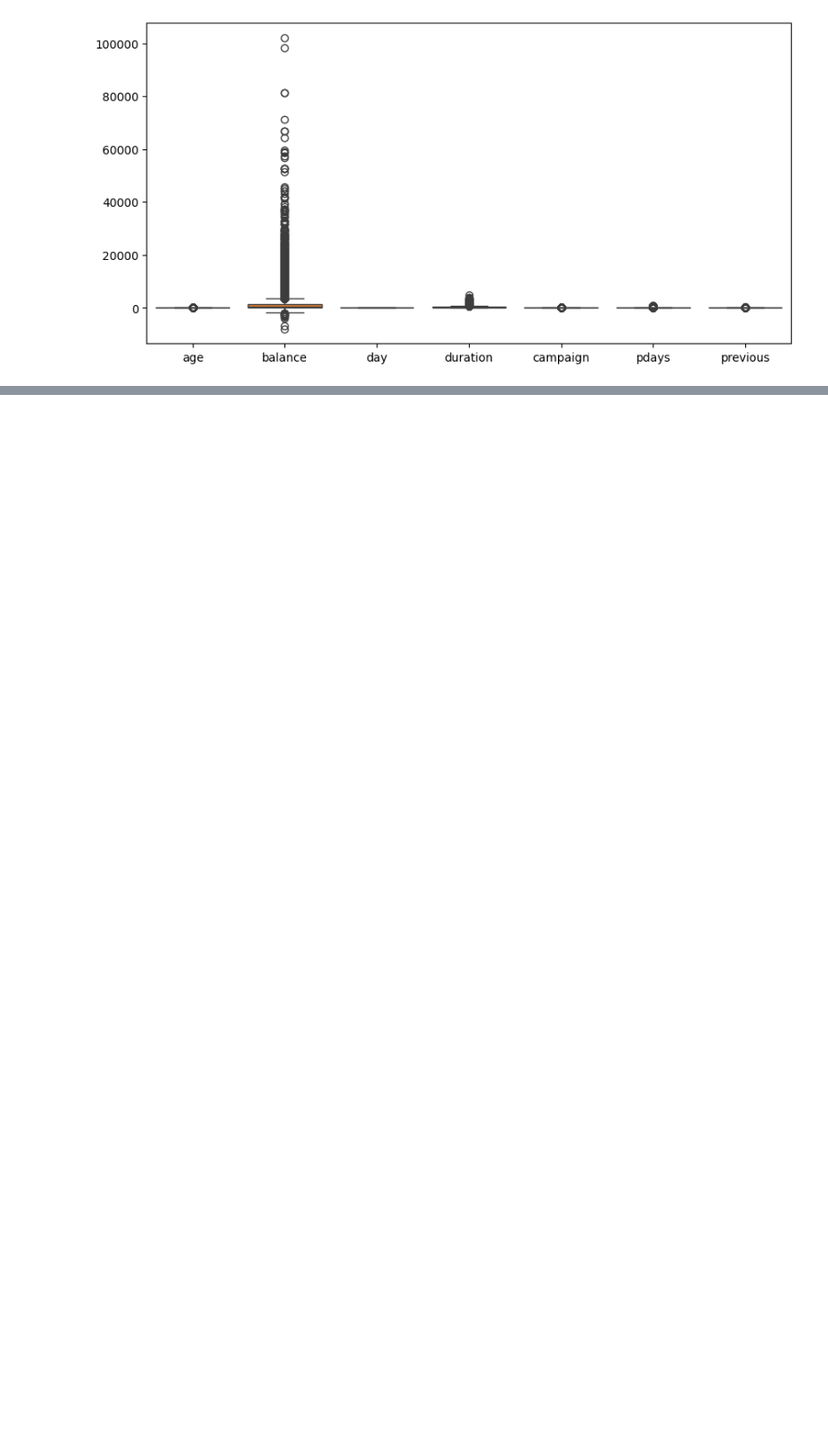
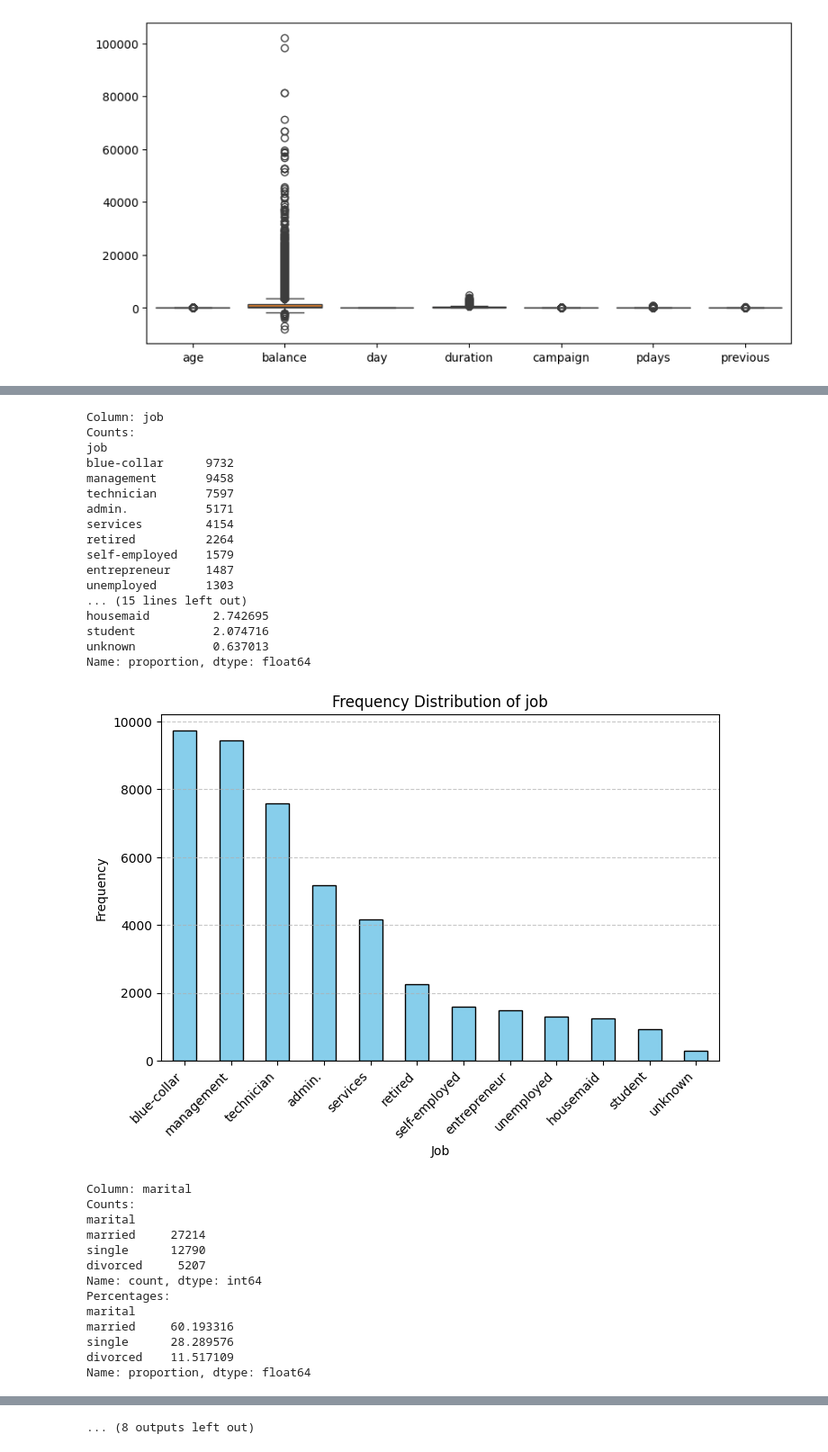
Before and after one commit to zeemanzak/Predictive-Analysis-for-Client-Subscription, a Jupyter notebook: notebook/main.ipynb, the cells around one changed output, grey strips where cells are left out. Shown: that part at 90% size. Saved outputs shown, nothing was run; the diff lists cells and outputs as text; code cells hidden in the pictures; blank space fills up the shorter version.

```diff
--- a/notebook/main.ipynb
+++ b/notebook/main.ipynb
@@ -277,0 +248,59 @@ sub Rate: 0.0
+# %%
+# List of categorical columns
+categorical_columns = ['job', 'marital','housing','loan', 'contact', 'poutcome', 'education', 'contact', 'month', 'y']
+
+# Iterate through each categorical column
+for col in categorical_columns:
+    # Calculate count and percentage
+    counts = train_df[col].value_counts()
+    percentages = train_df[col].value_counts(normalize=True) * 100
+
+    # Print the results
+    print(f"Column: {col}")
+    print("Counts:")
+    print(counts)
+    print("Percentages:")
+    print(percentages)
+    print("\n")
+
+    # Create bar plot
+    plt.figure(figsize=(8, 5))
+    counts.plot(kind='bar', color='skyblue', edgecolor='black')
+    plt.title(f"Frequency Distribution of {col}")
+    plt.xlabel(col.capitalize())
+    plt.ylabel("Frequency")
+    plt.xticks(rotation=45, ha='right')
+    plt.grid(axis='y', linestyle='--', alpha=0.7)
+    plt.show()
+# %% [output]
+Column: job
+Counts:
+job
+blue-collar      9732
+management       9458
+technician       7597
+admin.           5171
+services         4154
+retired          2264
+self-employed    1579
+entrepreneur     1487
+unemployed       1303
+... (15 lines left out)
+housemaid         2.742695
+student           2.074716
+unknown           0.637013
+Name: proportion, dtype: float64
+[figure, added]
+Column: marital
+Counts:
+marital
+married     27214
+single      12790
+divorced     5207
+Name: count, dtype: int64
+Percentages:
+marital
+married     60.193316
+single      28.289576
+divorced    11.517109
+Name: proportion, dtype: float64
@@ -277,0 +362 @@ sub Rate: 0.0
+... (8 outputs left out)
```
Also changed, not shown: parts of 16 cells of this notebook.
